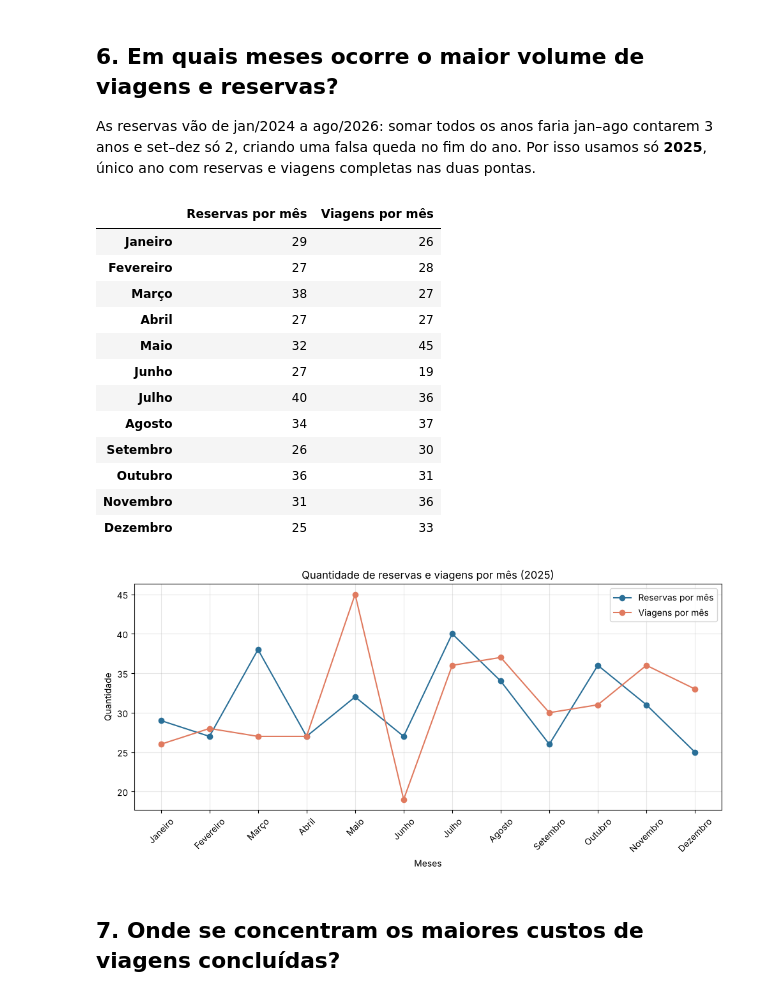
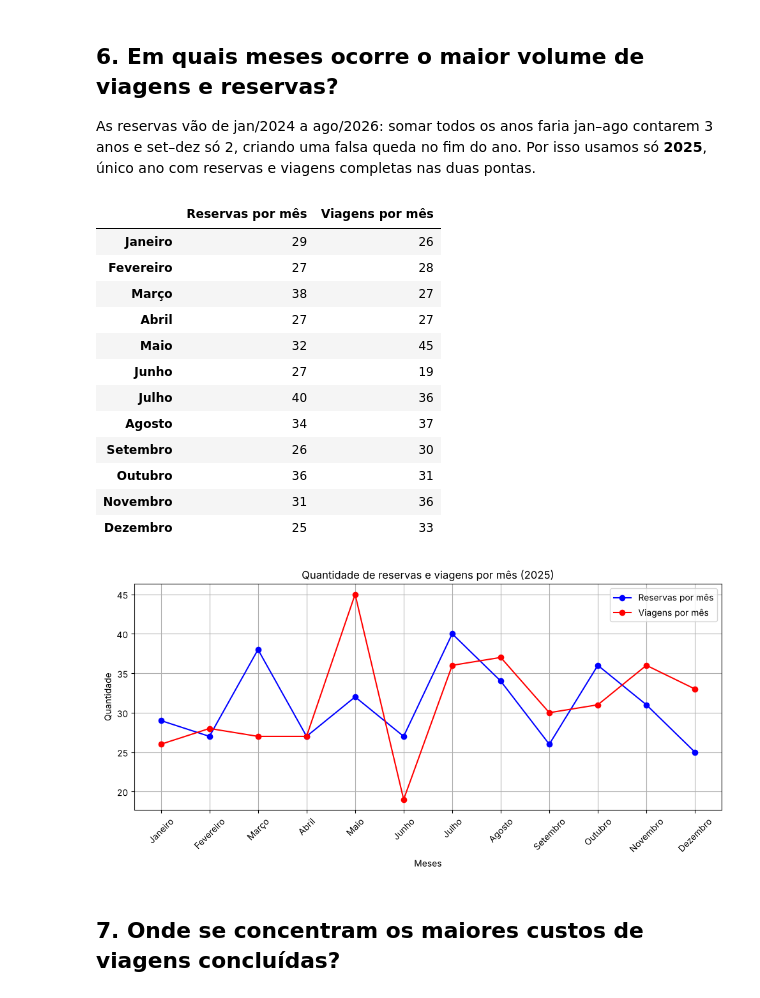
Before and after one commit to FVGustavo/inatel_c11_exercicios, a Jupyter notebook: c11_projeto.ipynb, the cells around one changed output. Saved outputs shown, nothing was run; the diff lists cells and outputs as text; code cells hidden in the pictures.

```diff
--- a/c11_projeto.ipynb
+++ b/c11_projeto.ipynb
@@ -45,18 +26,15 @@ MESES = ['Janeiro', 'Fevereiro', 'Março', 'Abril', 'Maio', 'Junho',
 # %%
-def load_bookings(csv_path: str) -> pd.DataFrame:
-    """Lê o CSV, converte as datas e remove reservas duplicadas."""
-    dados = pd.read_csv(csv_path, parse_dates=['Booking_Date', 'Travel_Date', 'Return_Date'])
-    return dados.drop_duplicates(subset='Booking_ID')
+import pandas as pd
+import numpy as np
+import matplotlib.pyplot as plt
 
+dados = pd.read_csv('Travel And Tourism.csv', parse_dates=['Booking_Date', 'Travel_Date', 'Return_Date'])
 
-dados = load_bookings(CSV_PATH)
-
-# colunas derivadas usadas em mais de uma pergunta
 dados['Custo_por_viajante'] = dados['Total_Trip_Cost'] / dados['Number_of_Travellers']
 dados['Custo_viajante_noite'] = dados['Custo_por_viajante'] / dados['Number_of_Nights']
 
-concluidas = dados[dados['Booking_Status'] == RATED_STATUS]
+concluidas = dados[dados['Booking_Status'] == 'Completed']
 
-print(f'{dados.shape[0]} reservas, {dados.shape[1]} colunas')
+print(dados.shape)
 dados.head()
 # %% [output]
@@ -283,45 +233,55 @@ As reservas vão de jan/2024 a ago/2026: somar todos os anos faria jan–ago con
 set–dez só 2, criando uma falsa queda no fim do ano. Por isso usamos só **2025**, único ano
 com reservas e viagens completas nas duas pontas.
 # %%
-reservas_ano = dados[dados['Booking_Date'].dt.year == SEASON_YEAR]
-viagens_ano = dados[dados['Travel_Date'].dt.year == SEASON_YEAR]
+# selecionando as reservas e as viagens de 2025
+reservas_2025 = dados[dados['Booking_Date'].dt.year == 2025]
+viagens_2025 = dados[dados['Travel_Date'].dt.year == 2025]
 
 # contando reservas e viagens por mês
+reservas_mes = reservas_2025.groupby(reservas_2025['Booking_Date'].dt.month)['Booking_ID'].count()
+viagens_mes = viagens_2025.groupby(viagens_2025['Travel_Date'].dt.month)['Booking_ID'].count()
+
 tabela_meses = pd.DataFrame({
-    'Reservas por mês': reservas_ano.groupby(reservas_ano['Booking_Date'].dt.month)['Booking_ID'].count(),
-    'Viagens por mês': viagens_ano.groupby(viagens_ano['Travel_Date'].dt.month)['Booking_ID'].count(),
-}).reindex(range(1, 13), fill_value=0)  # garante os 12 meses
-tabela_meses.index = MESES
+    'Reservas por mês': reservas_mes,
+    'Viagens por mês': viagens_mes
+})
+
+tabela_meses = tabela_meses.reindex(range(1, 13), fill_value=0)
+tabela_meses.index = [
+    'Janeiro', 'Fevereiro', 'Março', 'Abril',
+    'Maio', 'Junho', 'Julho', 'Agosto',
+    'Setembro', 'Outubro', 'Novembro', 'Dezembro'
+]
+
 display(tabela_meses)
 
 plt.figure(figsize=(10, 5))
-plt.plot(tabela_meses.index, tabela_meses['Reservas por mês'],
-         color=PRIMARY_COLOR, marker='o', label='Reservas por mês')
-plt.plot(tabela_meses.index, tabela_meses['Viagens por mês'],
-         color=ACCENT_COLOR, marker='o', label='Viagens por mês')
-plt.title(f'Quantidade de reservas e viagens por mês ({SEASON_YEAR})')
+plt.plot(tabela_meses.index, tabela_meses['Reservas por mês'], color='blue', marker='o', label='Reservas por mês')
+plt.plot(tabela_meses.index, tabela_meses['Viagens por mês'], color='red', marker='o', label='Viagens por mês')
+
+plt.title('Quantidade de reservas e viagens por mês (2025)')
 plt.xlabel('Meses')
 plt.ylabel('Quantidade')
 plt.xticks(rotation=45)
 plt.legend()
-plt.grid(True, alpha=0.3)
+plt.grid(True)
 plt.tight_layout()
 plt.show()
 # %% [output]
 |  | Reservas por mês | Viagens por mês |
 | Janeiro | 29 | 26 |
 | Fevereiro | 27 | 28 |
 | Março | 38 | 27 |
 | Abril | 27 | 27 |
 | Maio | 32 | 45 |
 | Junho | 27 | 19 |
 | Julho | 40 | 36 |
 | Agosto | 34 | 37 |
 | Setembro | 26 | 30 |
 | Outubro | 36 | 31 |
 | Novembro | 31 | 36 |
 | Dezembro | 25 | 33 |
-[figure, old version]
+[figure, new version]
 # %% [markdown]
 ## 7. Onde se concentram os maiores custos de viagens concluídas?
 # %%
```
Also changed, not shown: parts of 16 cells of this notebook.
